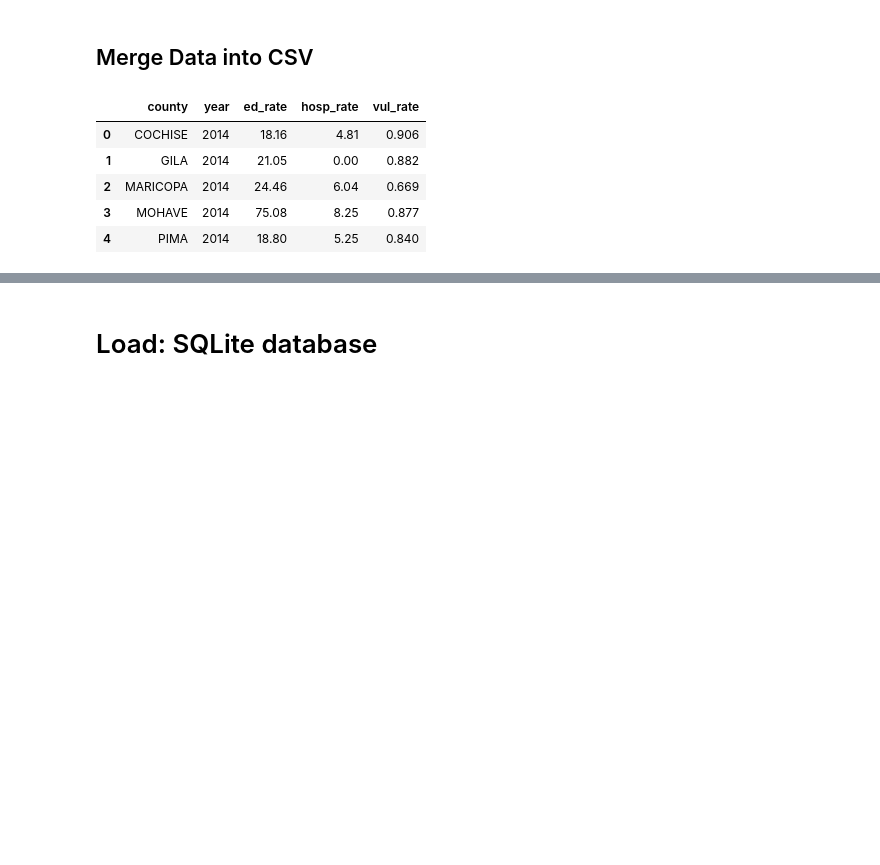
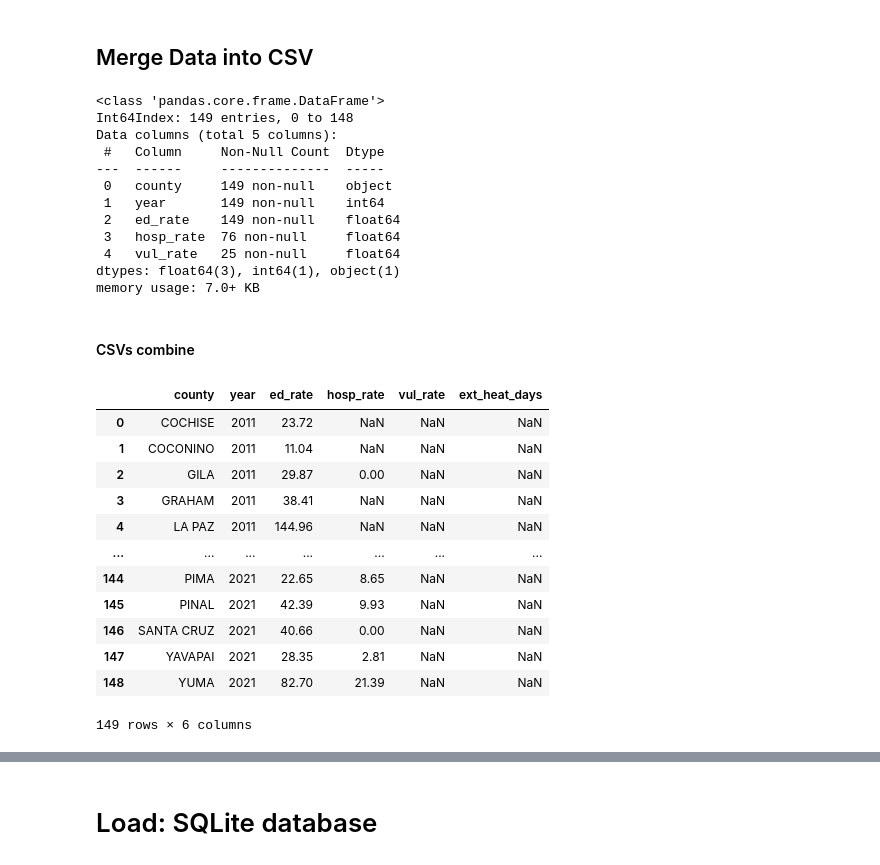
Before and after one commit to Abby-Boulter/Project_3, a Jupyter notebook: group_notebook.ipynb, the cells around one changed output, grey strips where cells are left out. Drawn from its saved outputs; the diff is of its cells as text; code cells hidden in the pictures; blank space fills up the shorter version.

```diff
--- a/group_notebook.ipynb
+++ b/group_notebook.ipynb
@@ -243,19 +243,50 @@ vulnerability_df.to_csv("data/cleaned_AZ_Vulnerability.csv", encoding='utf8', in
 ## Merge Data into CSV
 # %%
 # Combine the data into a single dataset.
-rates_df = pd.merge(ed_visits_df, hosp_df, left_on=['county','year'], right_on = ['county','year'])
-#rates_df.head()
+rates_df = pd.merge(ed_visits_df, hosp_df,how= "left",  on=['county','year'])
+#rates_df
 
 # Combine the data into a single dataset.
-df2 = pd.merge(rates_df, vulnerability_df, left_on=['county','year'], right_on = ['county','year'])
-df2.head()
+df2 = pd.merge(rates_df, vulnerability_df, how= "left",  on=['county','year'])
+df2.info()
 # %% [output]
-|  | county | year | ed_rate | hosp_rate | vul_rate |
-| 0 | COCHISE | 2014 | 18.16 | 4.81 | 0.906 |
-| 1 | GILA | 2014 | 21.05 | 0.00 | 0.882 |
-| 2 | MARICOPA | 2014 | 24.46 | 6.04 | 0.669 |
-| 3 | MOHAVE | 2014 | 75.08 | 8.25 | 0.877 |
-| 4 | PIMA | 2014 | 18.80 | 5.25 | 0.840 |
+<class 'pandas.core.frame.DataFrame'>
+Int64Index: 149 entries, 0 to 148
+Data columns (total 5 columns):
+ #   Column     Non-Null Count  Dtype
+---  ------     --------------  -----
+ 0   county     149 non-null    object
+ 1   year       149 non-null    int64
+ 2   ed_rate    149 non-null    float64
+ 3   hosp_rate  76 non-null     float64
+ 4   vul_rate   25 non-null     float64
+dtypes: float64(3), int64(1), object(1)
+memory usage: 7.0+ KB
 # %%
 # Export the cleaned DataFrame as a CSV file.
 df2.to_csv("data/HRI.csv", encoding='utf8', index=False)
+# %% [markdown]
+#### CSVs combine
+# %%
+# Read the HRI data into a Pandas DataFrame
+HRI_df = pd.read_csv('data/HRI.csv')
+ExtHeat_df = pd.read_csv('data/ExtremeHeatDays.csv')
+ED35_df = pd.read_csv('data/EDRates35.csv')
+
+# Merge all into one combined file
+df3= pd.merge(HRI_df, ExtHeat_df, how= "left",  on=['county','year'])
+df3
+# %% [output]
+|  | county | year | ed_rate | hosp_rate | vul_rate | ext_heat_days |
+| 0 | COCHISE | 2011 | 23.72 | NaN | NaN | NaN |
+| 1 | COCONINO | 2011 | 11.04 | NaN | NaN | NaN |
+| 2 | GILA | 2011 | 29.87 | 0.00 | NaN | NaN |
+| 3 | GRAHAM | 2011 | 38.41 | NaN | NaN | NaN |
+| 4 | LA PAZ | 2011 | 144.96 | NaN | NaN | NaN |
+| ... | ... | ... | ... | ... | ... | ... |
+| 144 | PIMA | 2021 | 22.65 | 8.65 | NaN | NaN |
+| 145 | PINAL | 2021 | 42.39 | 9.93 | NaN | NaN |
+| 146 | SANTA CRUZ | 2021 | 40.66 | 0.00 | NaN | NaN |
+| 147 | YAVAPAI | 2021 | 28.35 | 2.81 | NaN | NaN |
+| 148 | YUMA | 2021 | 82.70 | 21.39 | NaN | NaN |
+149 rows × 6 columns
```
Also changed, not shown: parts of 4 cells of this notebook, 7 other files.
